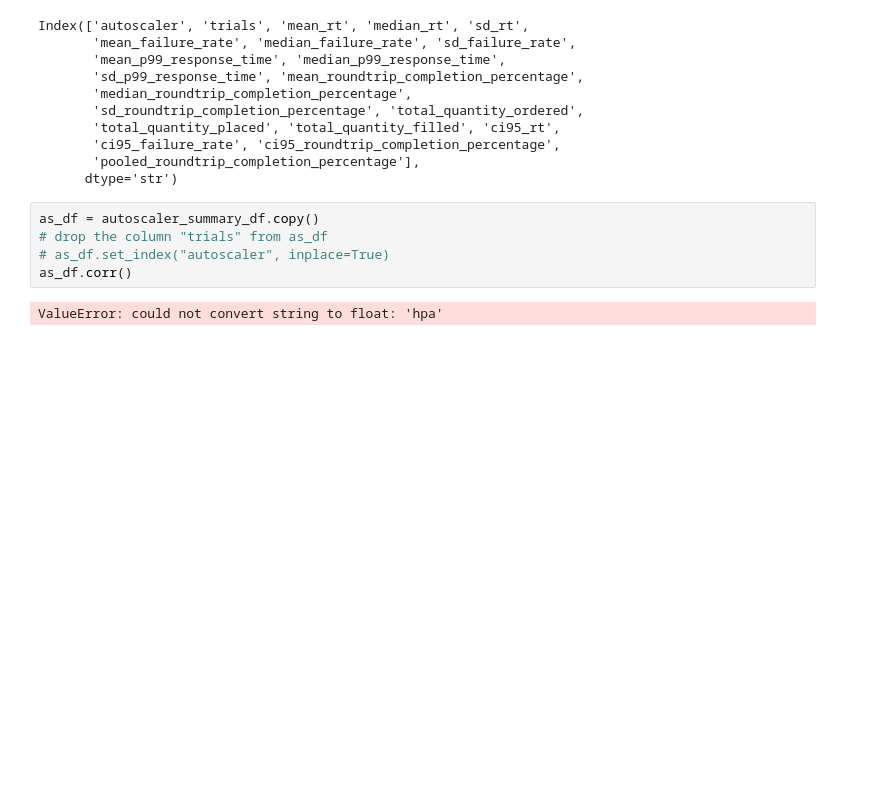
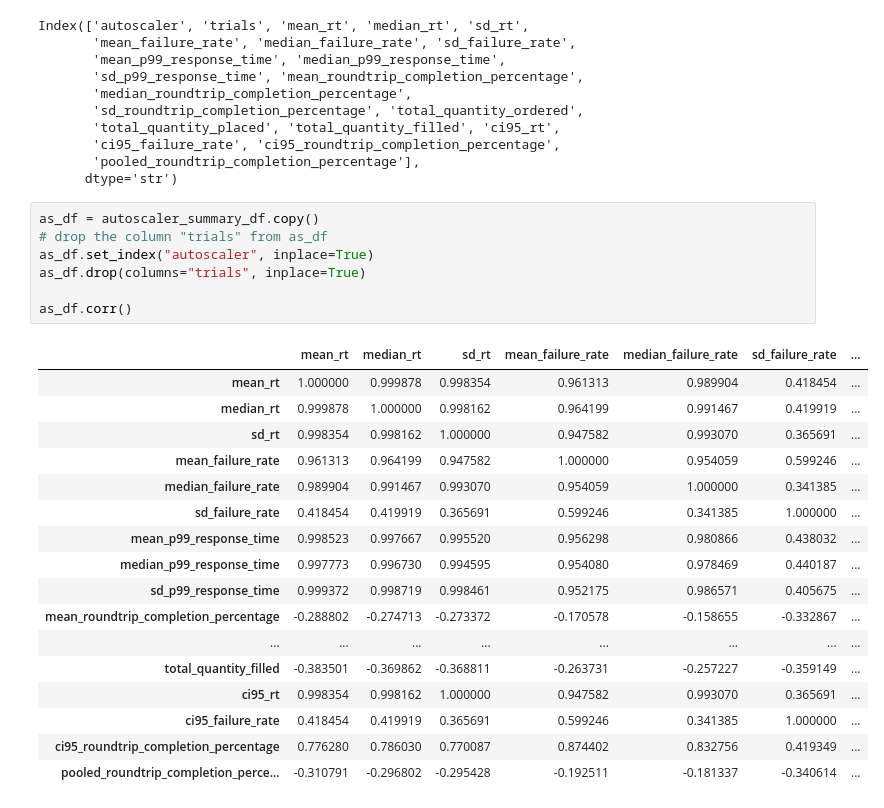
Before and after one commit to kasbench/kasbench-analysis, a Jupyter notebook: src/experiment_3.ipynb, the cells around one changed output. Saved outputs shown, nothing was run; the diff lists cells and outputs as text; blank space fills up the shorter version.

```diff
--- a/src/experiment_3.ipynb
+++ b/src/experiment_3.ipynb
@@ -1414,10 +1912,28 @@ Index(['autoscaler', 'trials', 'mean_rt', 'median_rt', 'sd_rt',
 # %%
 as_df = autoscaler_summary_df.copy()
 # drop the column "trials" from as_df
-# as_df.set_index("autoscaler", inplace=True)
+as_df.set_index("autoscaler", inplace=True)
+as_df.drop(columns="trials", inplace=True)
+
 as_df.corr()
 # %% [output]
-ValueError: could not convert string to float: 'hpa'
+|  | mean_rt | median_rt | sd_rt | mean_failure_rate | median_failure_rate | sd_failure_rate | ... |
+| mean_rt | 1.000000 | 0.999878 | 0.998354 | 0.961313 | 0.989904 | 0.418454 | ... |
+| median_rt | 0.999878 | 1.000000 | 0.998162 | 0.964199 | 0.991467 | 0.419919 | ... |
+| sd_rt | 0.998354 | 0.998162 | 1.000000 | 0.947582 | 0.993070 | 0.365691 | ... |
+| mean_failure_rate | 0.961313 | 0.964199 | 0.947582 | 1.000000 | 0.954059 | 0.599246 | ... |
+| median_failure_rate | 0.989904 | 0.991467 | 0.993070 | 0.954059 | 1.000000 | 0.341385 | ... |
+| sd_failure_rate | 0.418454 | 0.419919 | 0.365691 | 0.599246 | 0.341385 | 1.000000 | ... |
+| mean_p99_response_time | 0.998523 | 0.997667 | 0.995520 | 0.956298 | 0.980866 | 0.438032 | ... |
+| median_p99_response_time | 0.997773 | 0.996730 | 0.994595 | 0.954080 | 0.978469 | 0.440187 | ... |
+| sd_p99_response_time | 0.999372 | 0.998719 | 0.998461 | 0.952175 | 0.986571 | 0.405675 | ... |
+| mean_roundtrip_completion_percentage | -0.288802 | -0.274713 | -0.273372 | -0.170578 | -0.158655 | -0.332867 | ... |
+| ... | ... | ... | ... | ... | ... | ... | ... |
+| total_quantity_filled | -0.383501 | -0.369862 | -0.368811 | -0.263731 | -0.257227 | -0.359149 | ... |
+| ci95_rt | 0.998354 | 0.998162 | 1.000000 | 0.947582 | 0.993070 | 0.365691 | ... |
+| ci95_failure_rate | 0.418454 | 0.419919 | 0.365691 | 0.599246 | 0.341385 | 1.000000 | ... |
+| ci95_roundtrip_completion_percentage | 0.776280 | 0.786030 | 0.770087 | 0.874402 | 0.832756 | 0.419349 | ... |
+| pooled_roundtrip_completion_perce... | -0.310791 | -0.296802 | -0.295428 | -0.192511 | -0.181337 | -0.340614 | ... |
 # %%
 summary_df = pd.read_parquet(summary_parquet)
 summary_df.set_index("autoscaler", inplace=True)
```
Also changed, not shown: parts of 30 cells of this notebook, 6 other files.
